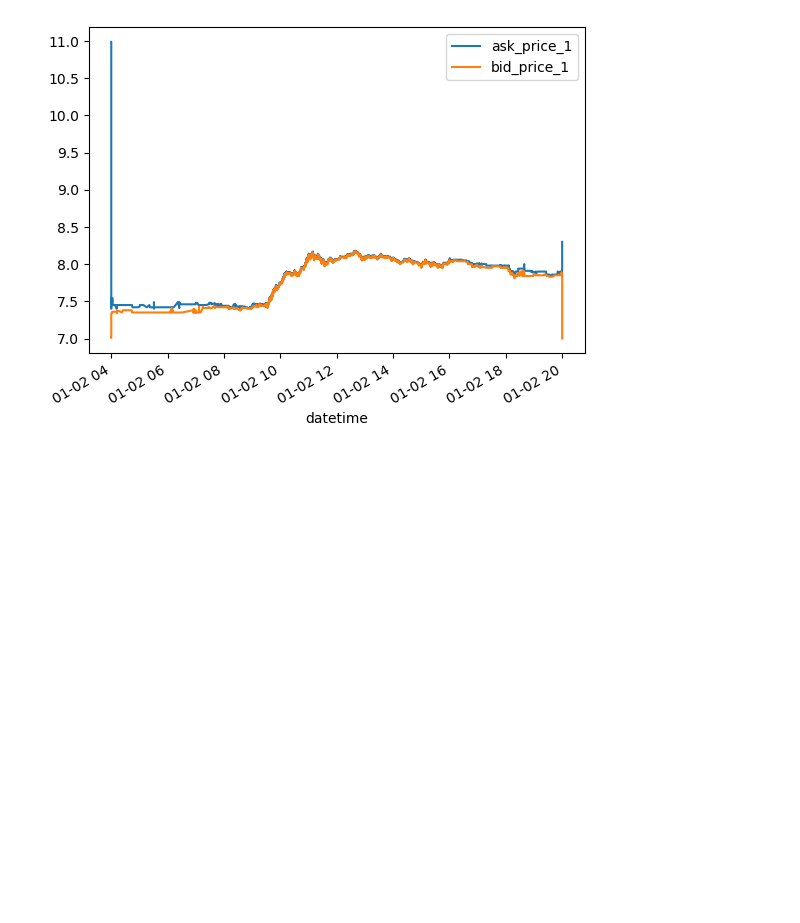
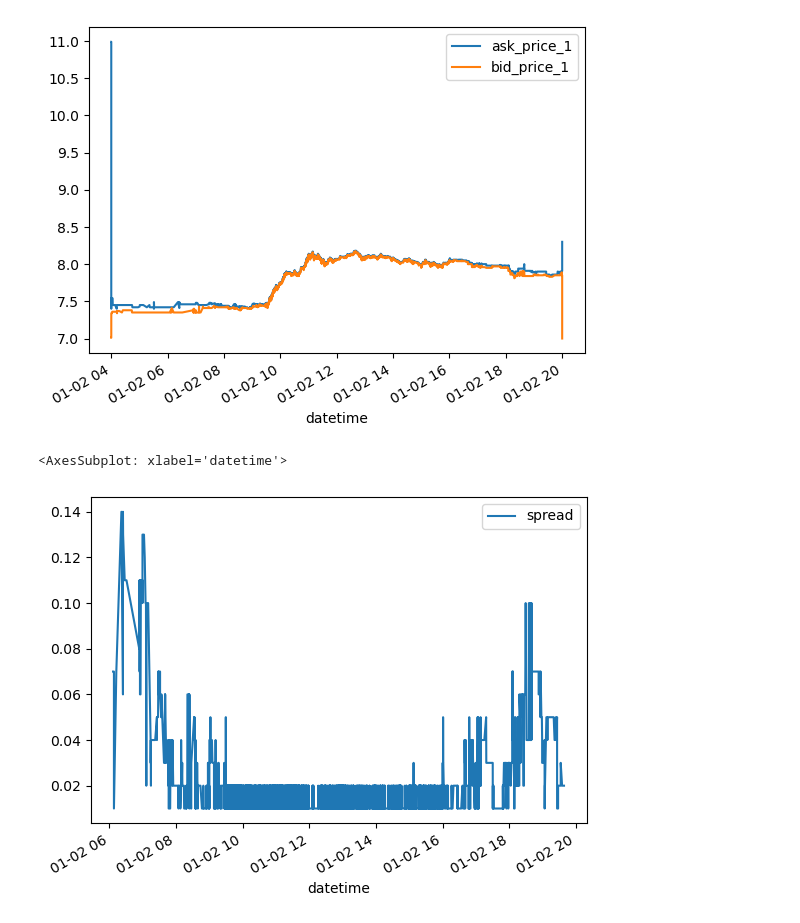
Before and after one commit to n-petit/lobster_tools, a Jupyter notebook: notebooks/tutorial.ipynb, the cells around one changed output. Cells and saved outputs as stored; diff of their text form; code cells hidden in the pictures; blank space fills up the shorter version.

```diff
--- a/notebooks/tutorial.ipynb
+++ b/notebooks/tutorial.ipynb
@@ -76,6 +100,16 @@ lobster.book
 # %% [output]
 <AxesSubplot: xlabel='datetime'>
 [figure]
+# %%
+clip = 100
+(lobster
+ .book
+ .iloc[clip:-clip]
+ .plot(y=['spread'])
+ )
+# %% [output]
+<AxesSubplot: xlabel='datetime'>
+[figure, added]
 # %%
 # TODO groupby EventGroups
 lobster.messages.groupby(by="event").agg({'size':'mean', 'price':'count'})
```
Also changed, not shown: parts of 9 cells of this notebook.
